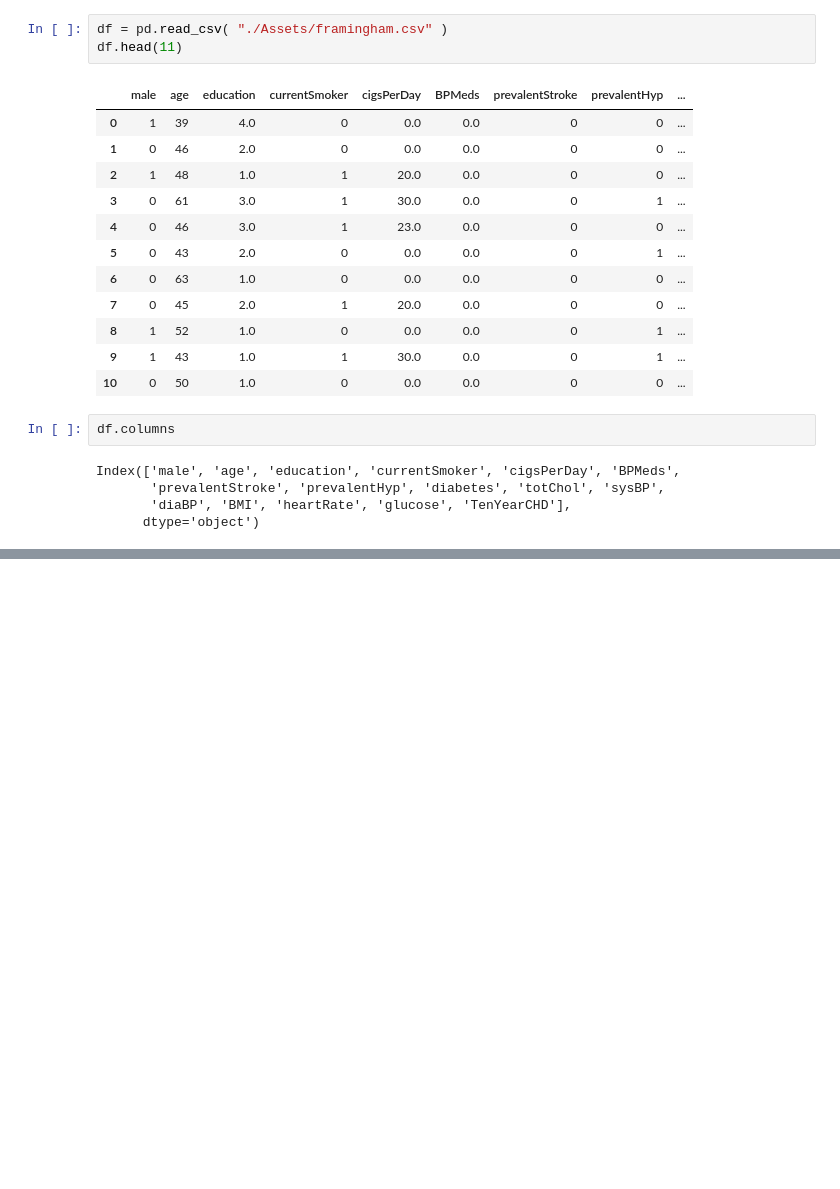
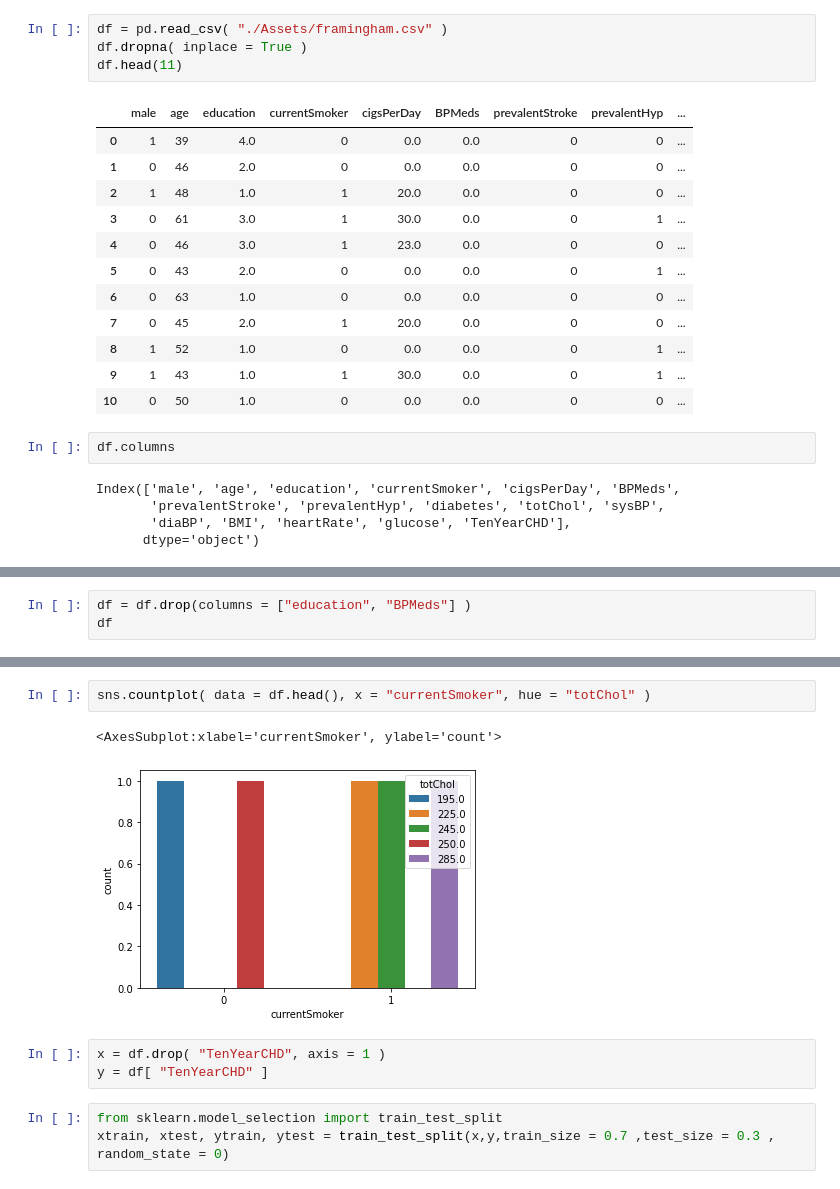
Before and after one commit to LiteShake/AI-Tasks, a Jupyter notebook: Task 4/Question 2/heart_LR.ipynb, the cells around one changed output, grey strips where cells are left out. Drawn from its saved outputs; the diff is of its cells as text; blank space fills up the shorter version.

```diff
--- a/Task 4/Question 2/heart_LR.ipynb
+++ b/Task 4/Question 2/heart_LR.ipynb
@@ -6,6 +6,7 @@ import matplotlib.pyplot as plt
 import math
 # %%
 df = pd.read_csv( "./Assets/framingham.csv" )
+df.dropna( inplace = True )
 df.head(11)
 # %% [output]
 |  | male | age | education | currentSmoker | cigsPerDay | BPMeds | prevalentStroke | prevalentHyp | ... |
@@ -34,0 +31,3 @@ TypeError: plot got an unexpected keyword argument 'x'
+# %%
+df = df.drop(columns = ["education", "BPMeds"] )
+df
@@ -34,0 +48,11 @@ TypeError: plot got an unexpected keyword argument 'x'
+# %%
+sns.countplot( data = df.head(), x = "currentSmoker", hue = "totChol" )
+# %% [output]
+<AxesSubplot:xlabel='currentSmoker', ylabel='count'>
+[figure, added]
+# %%
+x = df.drop( "TenYearCHD", axis = 1 )
+y = df[ "TenYearCHD" ]
+# %%
+from sklearn.model_selection import train_test_split
+xtrain, xtest, ytrain, ytest = train_test_split(x,y,train_size = 0.7 ,test_size = 0.3 , random_state = 0)
```
Also changed, not shown: parts of 5 cells of this notebook.
